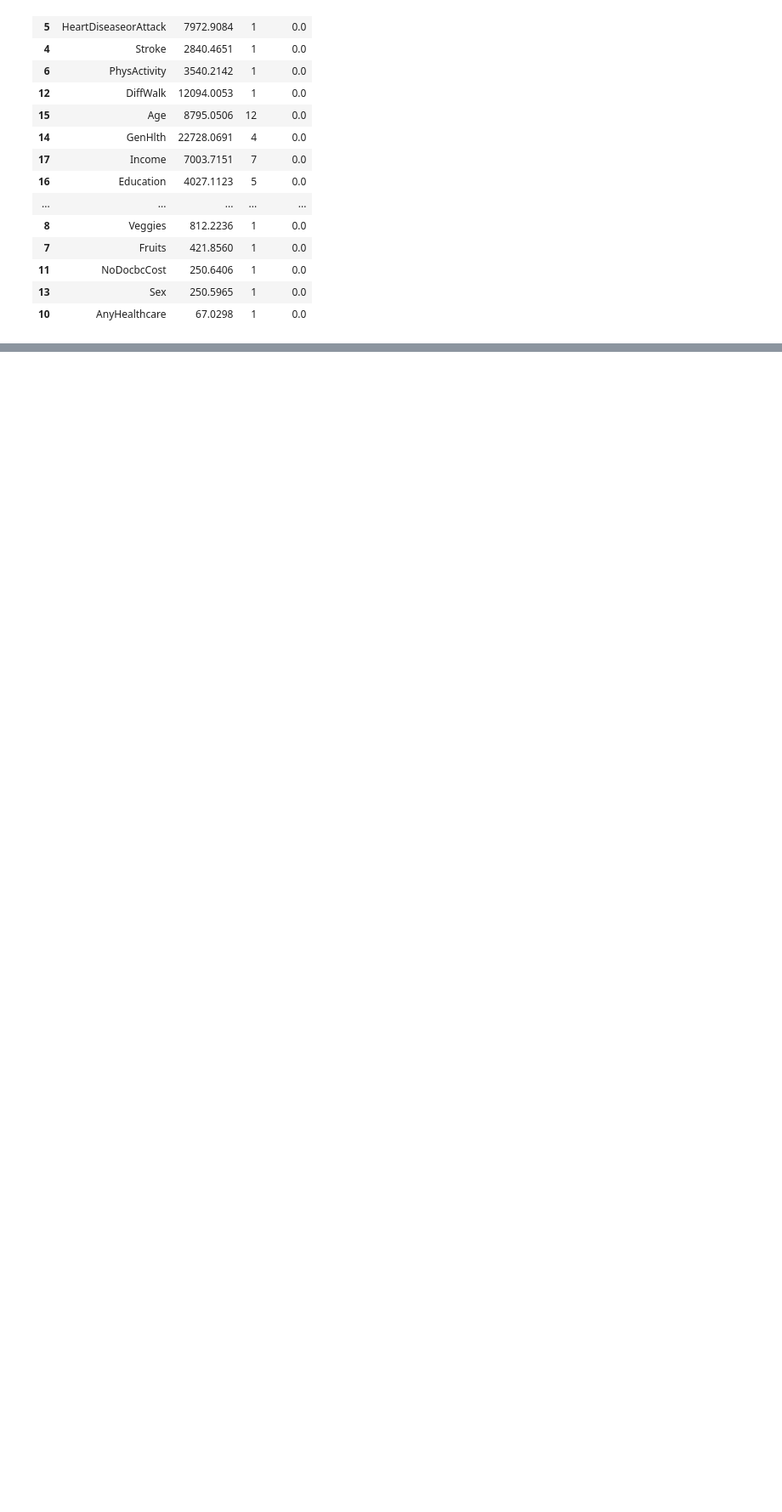
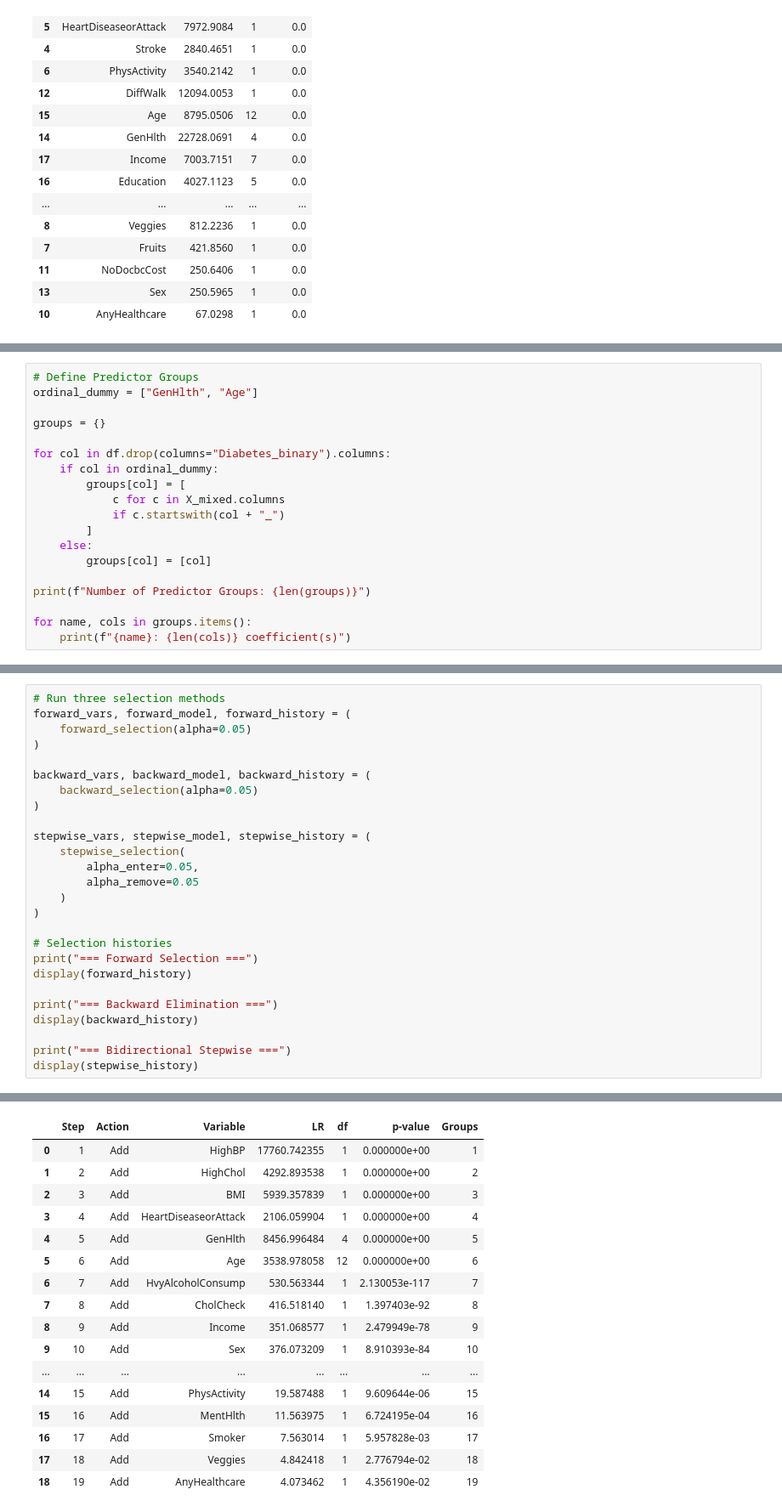
Before and after one commit to kurochan1901/115-1_Data-Analysis-and-Modeling, a Jupyter notebook: HW2/HW2.ipynb, the cells around one changed output, grey strips where cells are left out. Shown at 85% size. Drawn from its saved outputs; the diff is of its cells as text; blank space fills up the shorter version.

```diff
--- a/HW2/HW2.ipynb
+++ b/HW2/HW2.ipynb
@@ -808,0 +1138,19 @@ display(
+# %%
+# Define Predictor Groups
+ordinal_dummy = ["GenHlth", "Age"]
+
+groups = {}
+
+for col in df.drop(columns="Diabetes_binary").columns:
+    if col in ordinal_dummy:
+        groups[col] = [
+            c for c in X_mixed.columns
+            if c.startswith(col + "_")
+        ]
+    else:
+        groups[col] = [col]
+
+print(f"Number of Predictor Groups: {len(groups)}")
+
+for name, cols in groups.items():
+    print(f"{name}: {len(cols)} coefficient(s)")
@@ -808,0 +1406,27 @@ display(
+# %%
+# Run three selection methods
+forward_vars, forward_model, forward_history = (
+    forward_selection(alpha=0.05)
+)
+
+backward_vars, backward_model, backward_history = (
+    backward_selection(alpha=0.05)
+)
+
+stepwise_vars, stepwise_model, stepwise_history = (
+    stepwise_selection(
+        alpha_enter=0.05,
+        alpha_remove=0.05
+    )
+)
+
+# Selection histories
+print("=== Forward Selection ===")
+display(forward_history)
+
+print("=== Backward Elimination ===")
+display(backward_history)
+
+print("=== Bidirectional Stepwise ===")
+display(stepwise_history)
+# %% [output]
@@ -808,0 +1434,17 @@ display(
+|  | Step | Action | Variable | LR | df | p-value | Groups |
+| 0 | 1 | Add | HighBP | 17760.742355 | 1 | 0.000000e+00 | 1 |
+| 1 | 2 | Add | HighChol | 4292.893538 | 1 | 0.000000e+00 | 2 |
+| 2 | 3 | Add | BMI | 5939.357839 | 1 | 0.000000e+00 | 3 |
+| 3 | 4 | Add | HeartDiseaseorAttack | 2106.059904 | 1 | 0.000000e+00 | 4 |
+| 4 | 5 | Add | GenHlth | 8456.996484 | 4 | 0.000000e+00 | 5 |
+| 5 | 6 | Add | Age | 3538.978058 | 12 | 0.000000e+00 | 6 |
+| 6 | 7 | Add | HvyAlcoholConsump | 530.563344 | 1 | 2.130053e-117 | 7 |
+| 7 | 8 | Add | CholCheck | 416.518140 | 1 | 1.397403e-92 | 8 |
+| 8 | 9 | Add | Income | 351.068577 | 1 | 2.479949e-78 | 9 |
+| 9 | 10 | Add | Sex | 376.073209 | 1 | 8.910393e-84 | 10 |
+| ... | ... | ... | ... | ... | ... | ... | ... |
+| 14 | 15 | Add | PhysActivity | 19.587488 | 1 | 9.609644e-06 | 15 |
+| 15 | 16 | Add | MentHlth | 11.563975 | 1 | 6.724195e-04 | 16 |
+| 16 | 17 | Add | Smoker | 7.563014 | 1 | 5.957828e-03 | 17 |
+| 17 | 18 | Add | Veggies | 4.842418 | 1 | 2.776794e-02 | 18 |
+| 18 | 19 | Add | AnyHealthcare | 4.073462 | 1 | 4.356190e-02 | 19 |
```
Also changed, not shown: parts of 20 cells of this notebook.
